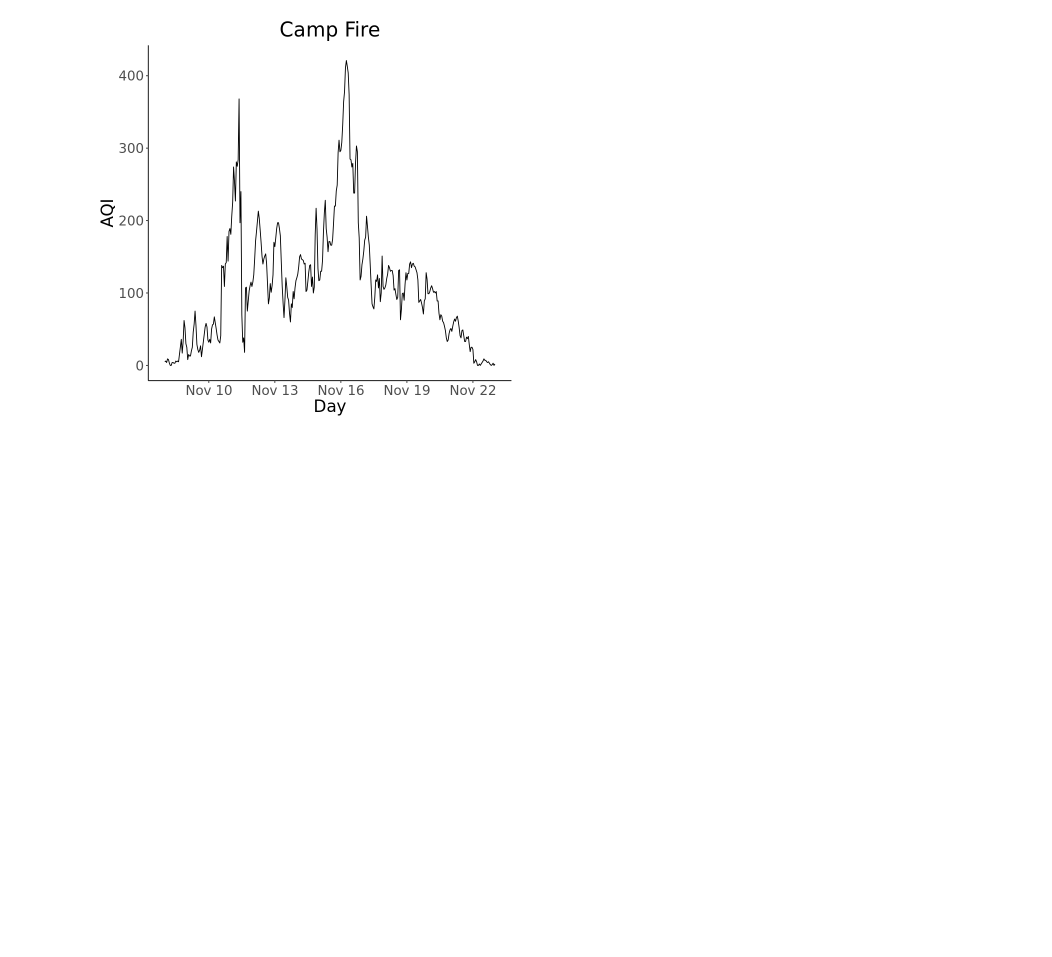
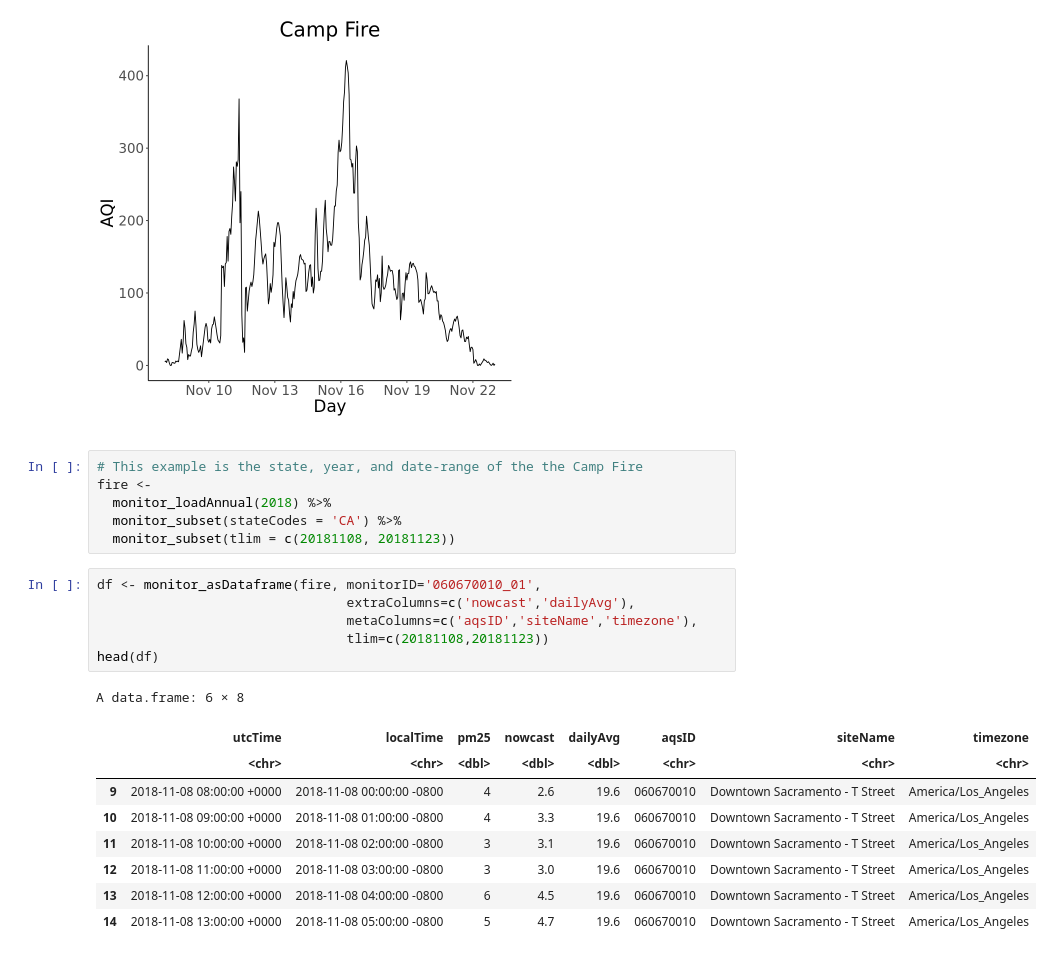
Before and after one commit to nasiegel88/airquality, a Jupyter notebook: airquality.ipynb, the cells around one changed output. Cells and saved outputs as stored; diff of their text form; blank space fills up the shorter version.

```diff
--- a/airquality.ipynb
+++ b/airquality.ipynb
@@ -29,3 +29,25 @@ fire_location <-
 fire_plot_aqi(x = fire_location , title = "Camp Fire")
 # %% [output]
 [figure]
+# %%
+# This example is the state, year, and date-range of the the Camp Fire
+fire <-
+  monitor_loadAnnual(2018) %>%
+  monitor_subset(stateCodes = 'CA') %>%
+  monitor_subset(tlim = c(20181108, 20181123))
+# %%
+df <- monitor_asDataframe(fire, monitorID='060670010_01',
+                                extraColumns=c('nowcast','dailyAvg'),
+                                metaColumns=c('aqsID','siteName','timezone'),
+                                tlim=c(20181108,20181123))
+head(df)
+# %% [output]
+A data.frame: 6 × 8
+|  | utcTime | localTime | pm25 | nowcast | dailyAvg | aqsID | siteName | timezone |
+|  | <chr> | <chr> | <dbl> | <dbl> | <dbl> | <chr> | <chr> | <chr> |
+| 9 | 2018-11-08 08:00:00 +0000 | 2018-11-08 00:00:00 -0800 | 4 | 2.6 | 19.6 | 060670010 | Downtown Sacramento - T Street | America/Los_Angeles |
+| 10 | 2018-11-08 09:00:00 +0000 | 2018-11-08 01:00:00 -0800 | 4 | 3.3 | 19.6 | 060670010 | Downtown Sacramento - T Street | America/Los_Angeles |
+| 11 | 2018-11-08 10:00:00 +0000 | 2018-11-08 02:00:00 -0800 | 3 | 3.1 | 19.6 | 060670010 | Downtown Sacramento - T Street | America/Los_Angeles |
+| 12 | 2018-11-08 11:00:00 +0000 | 2018-11-08 03:00:00 -0800 | 3 | 3.0 | 19.6 | 060670010 | Downtown Sacramento - T Street | America/Los_Angeles |
+| 13 | 2018-11-08 12:00:00 +0000 | 2018-11-08 04:00:00 -0800 | 6 | 4.5 | 19.6 | 060670010 | Downtown Sacramento - T Street | America/Los_Angeles |
+| 14 | 2018-11-08 13:00:00 +0000 | 2018-11-08 05:00:00 -0800 | 5 | 4.7 | 19.6 | 060670010 | Downtown Sacramento - T Street | America/Los_Angeles |
```
Also changed, not shown: parts of 2 cells of this notebook.
